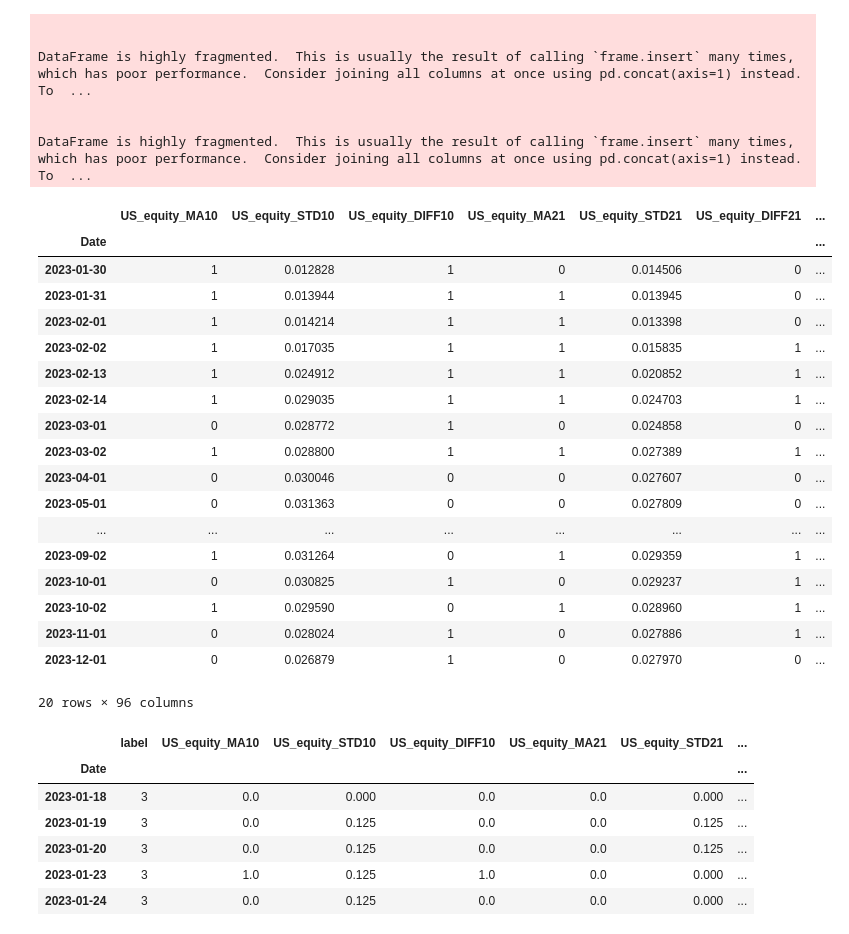
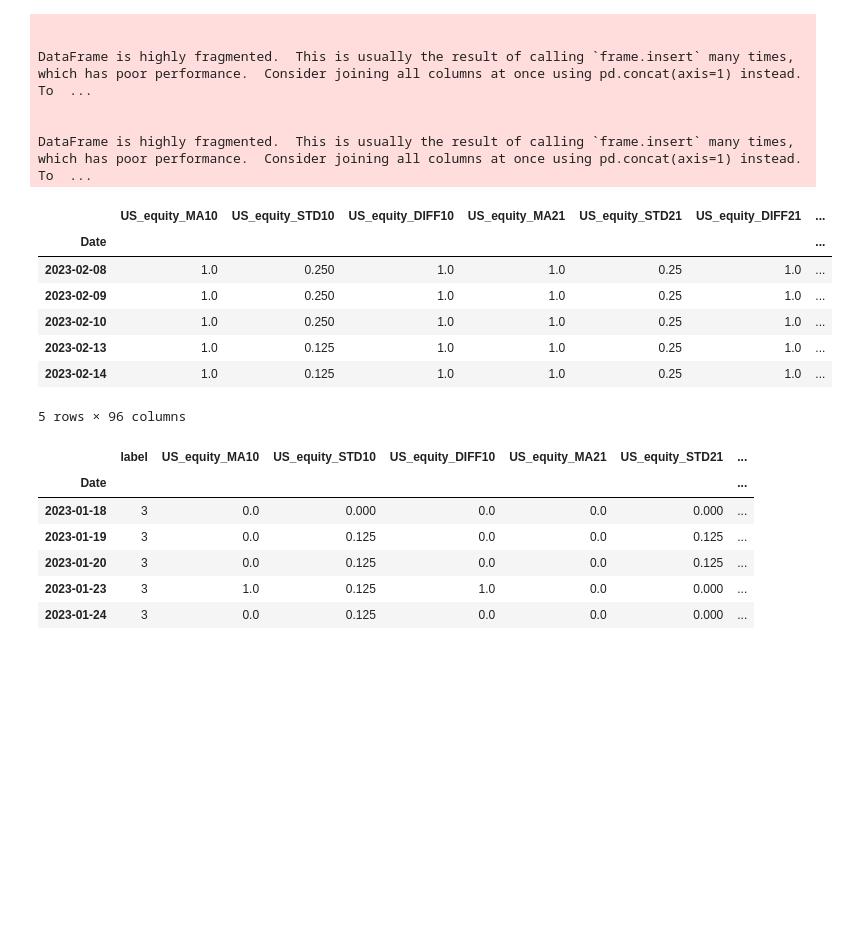
Before and after one commit to joyyuan89/FinAI, a Jupyter notebook: case_study/market_regime/Market_regime_v1.ipynb, the cells around one changed output. Drawn from its saved outputs; the diff is of its cells as text; code cells hidden in the pictures; blank space fills up the shorter version.

```diff
--- a/case_study/market_regime/Market_regime_v1.ipynb
+++ b/case_study/market_regime/Market_regime_v1.ipynb
@@ -52,6 +52,6 @@ dimensions = 2
 dir = os.getcwd()
 raw_data = pd.read_csv(os.path.join(dir,"INPUT/index_data.csv"))
 
-# Convert date to datetime format
-raw_data.Date = pd.to_datetime(raw_data.Date)
+# Convert date to datetime format from 8/2/23 to 2023-08-02
+raw_data['Date'] = pd.to_datetime(raw_data['Date'], format='%d/%m/%y')
 raw_data.set_index('Date', inplace=True)
@@ -168,24 +166,13 @@ DataFrame is highly fragmented.  This is usually the result of calling `frame.in
 
 DataFrame is highly fragmented.  This is usually the result of calling `frame.insert` many times, which has poor performance.  Consider joining all columns at once using pd.concat(axis=1) instead. To  ...
 # %%
-df_derived.tail(20)
+df_derived.tail(5)
 # %% [output]
 |  | US_equity_MA10 | US_equity_STD10 | US_equity_DIFF10 | US_equity_MA21 | US_equity_STD21 | US_equity_DIFF21 | ... |
 | Date |  |  |  |  |  |  | ... |
-| 2023-01-30 | 1 | 0.012828 | 1 | 0 | 0.014506 | 0 | ... |
-| 2023-01-31 | 1 | 0.013944 | 1 | 1 | 0.013945 | 0 | ... |
-| 2023-02-01 | 1 | 0.014214 | 1 | 1 | 0.013398 | 0 | ... |
-| 2023-02-02 | 1 | 0.017035 | 1 | 1 | 0.015835 | 1 | ... |
-| 2023-02-13 | 1 | 0.024912 | 1 | 1 | 0.020852 | 1 | ... |
-| 2023-02-14 | 1 | 0.029035 | 1 | 1 | 0.024703 | 1 | ... |
-| 2023-03-01 | 0 | 0.028772 | 1 | 0 | 0.024858 | 0 | ... |
-| 2023-03-02 | 1 | 0.028800 | 1 | 1 | 0.027389 | 1 | ... |
-| 2023-04-01 | 0 | 0.030046 | 0 | 0 | 0.027607 | 0 | ... |
-| 2023-05-01 | 0 | 0.031363 | 0 | 0 | 0.027809 | 0 | ... |
-| ... | ... | ... | ... | ... | ... | ... | ... |
-| 2023-09-02 | 1 | 0.031264 | 0 | 1 | 0.029359 | 1 | ... |
-| 2023-10-01 | 0 | 0.030825 | 1 | 0 | 0.029237 | 1 | ... |
-| 2023-10-02 | 1 | 0.029590 | 0 | 1 | 0.028960 | 1 | ... |
-| 2023-11-01 | 0 | 0.028024 | 1 | 0 | 0.027886 | 1 | ... |
-| 2023-12-01 | 0 | 0.026879 | 1 | 0 | 0.027970 | 0 | ... |
+| 2023-02-08 | 1.0 | 0.250 | 1.0 | 1.0 | 0.25 | 1.0 | ... |
+| 2023-02-09 | 1.0 | 0.250 | 1.0 | 1.0 | 0.25 | 1.0 | ... |
+| 2023-02-10 | 1.0 | 0.250 | 1.0 | 1.0 | 0.25 | 1.0 | ... |
+| 2023-02-13 | 1.0 | 0.125 | 1.0 | 1.0 | 0.25 | 1.0 | ... |
+| 2023-02-14 | 1.0 | 0.125 | 1.0 | 1.0 | 0.25 | 1.0 | ... |
-20 rows × 96 columns
+5 rows × 96 columns
```
Also changed, not shown: parts of 4 cells of this notebook.
